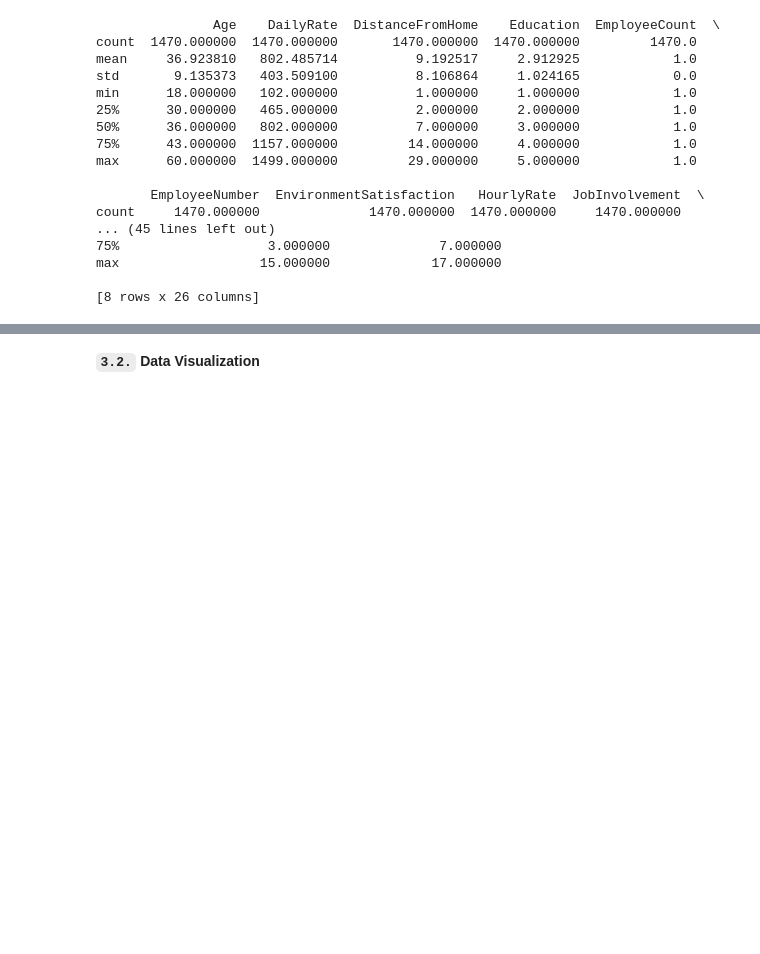
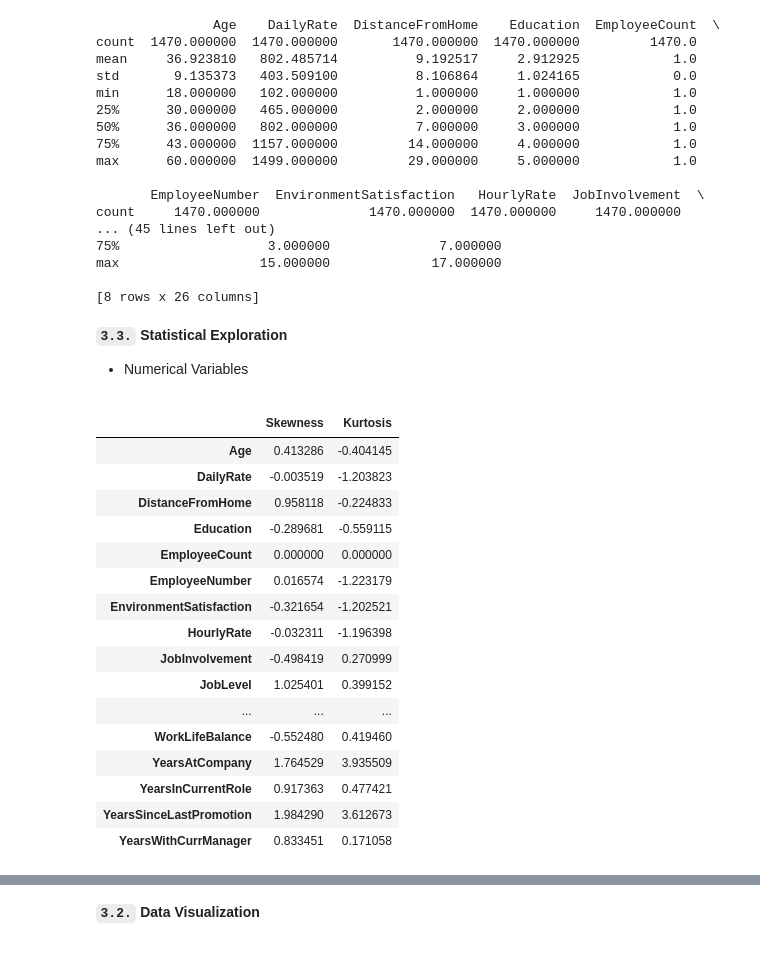
Before and after one commit to beatrizamado/HR-Analysis, a Jupyter notebook: code.ipynb, the cells around one changed output, grey strips where cells are left out. Cells and saved outputs as stored; diff of their text form; code cells hidden in the pictures; blank space fills up the shorter version.

```diff
--- a/code.ipynb
+++ b/code.ipynb
@@ -554,3 +532,32 @@ count     1470.000000              1470.000000  1470.000000     1470.000000
 max                  15.000000             17.000000
 
 [8 rows x 26 columns]
+# %% [markdown]
+**__`3.3.`__ Statistical Exploration**
+
+- Numerical Variables
+
+<a id='exp'></stat>
+# %%
+
+numeric_data = data.select_dtypes(include=['number'])
+skewness_kurtosis_df = pd.DataFrame({'Skewness': numeric_data.skew(), 'Kurtosis': numeric_data.kurt()})
+skewness_kurtosis_df
+# %% [output]
+|  | Skewness | Kurtosis |
+| Age | 0.413286 | -0.404145 |
+| DailyRate | -0.003519 | -1.203823 |
+| DistanceFromHome | 0.958118 | -0.224833 |
+| Education | -0.289681 | -0.559115 |
+| EmployeeCount | 0.000000 | 0.000000 |
+| EmployeeNumber | 0.016574 | -1.223179 |
+| EnvironmentSatisfaction | -0.321654 | -1.202521 |
+| HourlyRate | -0.032311 | -1.196398 |
+| JobInvolvement | -0.498419 | 0.270999 |
+| JobLevel | 1.025401 | 0.399152 |
+| ... | ... | ... |
+| WorkLifeBalance | -0.552480 | 0.419460 |
+| YearsAtCompany | 1.764529 | 3.935509 |
+| YearsInCurrentRole | 0.917363 | 0.477421 |
+| YearsSinceLastPromotion | 1.984290 | 3.612673 |
+| YearsWithCurrManager | 0.833451 | 0.171058 |
```
Also changed, not shown: parts of 12 cells of this notebook.
